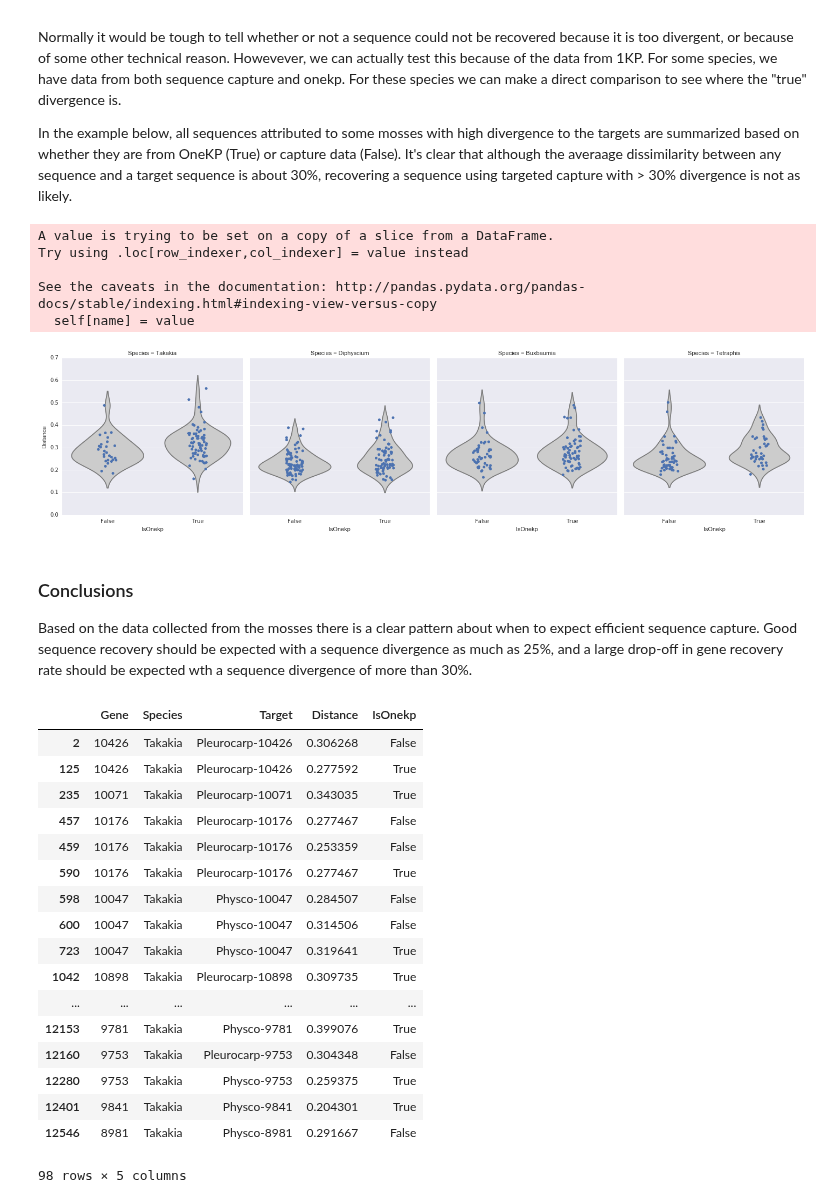
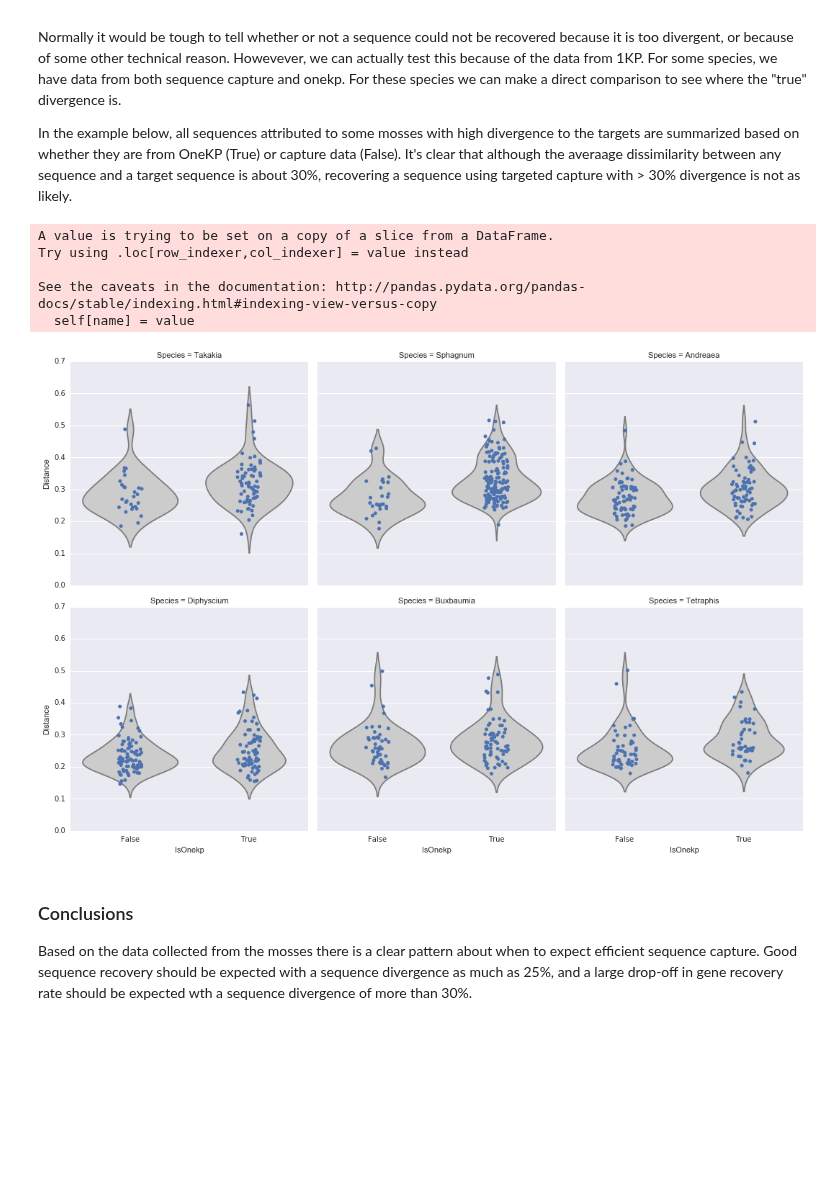
Before and after one commit to mossmatters/MJPythonNotebooks, a Jupyter notebook: MossTargetCaptureEfficiency.ipynb, the cells around one changed output. Saved outputs shown, nothing was run; the diff lists cells and outputs as text; code cells hidden in the pictures; blank space fills up the shorter version.

```diff
--- a/MossTargetCaptureEfficiency.ipynb
+++ b/MossTargetCaptureEfficiency.ipynb
@@ -75,55 +83,37 @@ In the example below, all sequences attributed to some mosses with high divergen
 # %%
 import seaborn as sns
 #Set up a data frame containing only the four divergent species, from both capture and OneKP Data
 takakia = capture_distance_df[(capture_distance_df.Species.str.upper().str.contains("TAKAKIA"))]
 takakia.Species="Takakia"
 diphyscium = capture_distance_df[(capture_distance_df.Species.str.lower().str.contains("diphyscium"))]
 diphyscium.Species="Diphyscium"
 buxbaumia = capture_distance_df[(capture_distance_df.Species.str.lower().str.contains("buxbaumia"))]
 buxbaumia.Species="Buxbaumia"
 tetraphis = capture_distance_df[(capture_distance_df.Species.str.lower().str.contains("tetraphis"))]
 tetraphis.Species = "Tetraphis"
-
+andreaea = capture_distance_df[(capture_distance_df.Species.str.lower().str.contains("andrea"))]
+andreaea.Species = "Andreaea"
+sphagnum = capture_distance_df[(capture_distance_df.Species.str.lower().str.startswith("sphagnum"))]
+sphagnum.Species = "Sphagnum"
 #Combine the dataframes
-divergent_mosses = pd.concat([takakia,diphyscium,buxbaumia,tetraphis])
+divergent_mosses = pd.concat([takakia,sphagnum,andreaea,diphyscium,buxbaumia,tetraphis])
 divergent_mosses.drop(["Gene","Target"],1,inplace=True)
 divergent_mosses
 
 #Plot the data
-g = sns.FacetGrid(divergent_mosses,col="Species",size=5,aspect=1)
+g = sns.FacetGrid(divergent_mosses,col="Species",size=5,aspect=1,col_wrap=3)
 g = g.map(sns.violinplot,"IsOnekp","Distance",bins=20,color=".8",inner=None)
 g = g.map(sns.stripplot,"IsOnekp","Distance",jitter=True)
 # %% [output]
 A value is trying to be set on a copy of a slice from a DataFrame.
 Try using .loc[row_indexer,col_indexer] = value instead
 
 See the caveats in the documentation: http://pandas.pydata.org/pandas-docs/stable/indexing.html#indexing-view-versus-copy
   self[name] = value
-[figure, old version]
+[figure, new version]
 # %% [markdown]
 ### Conclusions
 
 Based on the data collected from the mosses there is a clear pattern about when to expect efficient sequence capture. Good sequence recovery should be expected with a sequence divergence as much as 25%, and a large drop-off in gene recovery rate should be expected wth a sequence divergence of more than 30%.
 # %%
 g.savefig("/Users/mjohnson/Desktop/Projects/moss_backbone/nuclear/enrichment/Hybseq_vs_OneKP.svg")
-# %%
-takakia
-# %% [output]
-|  | Gene | Species | Target | Distance | IsOnekp |
-| 2 | 10426 | Takakia | Pleurocarp-10426 | 0.306268 | False |
-| 125 | 10426 | Takakia | Pleurocarp-10426 | 0.277592 | True |
-| 235 | 10071 | Takakia | Pleurocarp-10071 | 0.343035 | True |
-| 457 | 10176 | Takakia | Pleurocarp-10176 | 0.277467 | False |
-| 459 | 10176 | Takakia | Pleurocarp-10176 | 0.253359 | False |
-| 590 | 10176 | Takakia | Pleurocarp-10176 | 0.277467 | True |
-| 598 | 10047 | Takakia | Physco-10047 | 0.284507 | False |
-| 600 | 10047 | Takakia | Physco-10047 | 0.314506 | False |
-| 723 | 10047 | Takakia | Physco-10047 | 0.319641 | True |
-| 1042 | 10898 | Takakia | Pleurocarp-10898 | 0.309735 | True |
-| ... | ... | ... | ... | ... | ... |
-| 12153 | 9781 | Takakia | Physco-9781 | 0.399076 | True |
-| 12160 | 9753 | Takakia | Pleurocarp-9753 | 0.304348 | False |
-| 12280 | 9753 | Takakia | Physco-9753 | 0.259375 | True |
-| 12401 | 9841 | Takakia | Physco-9841 | 0.204301 | True |
-| 12546 | 8981 | Takakia | Physco-8981 | 0.291667 | False |
-98 rows × 5 columns
```
Also changed, not shown: parts of 6 cells of this notebook, 5 other files.
